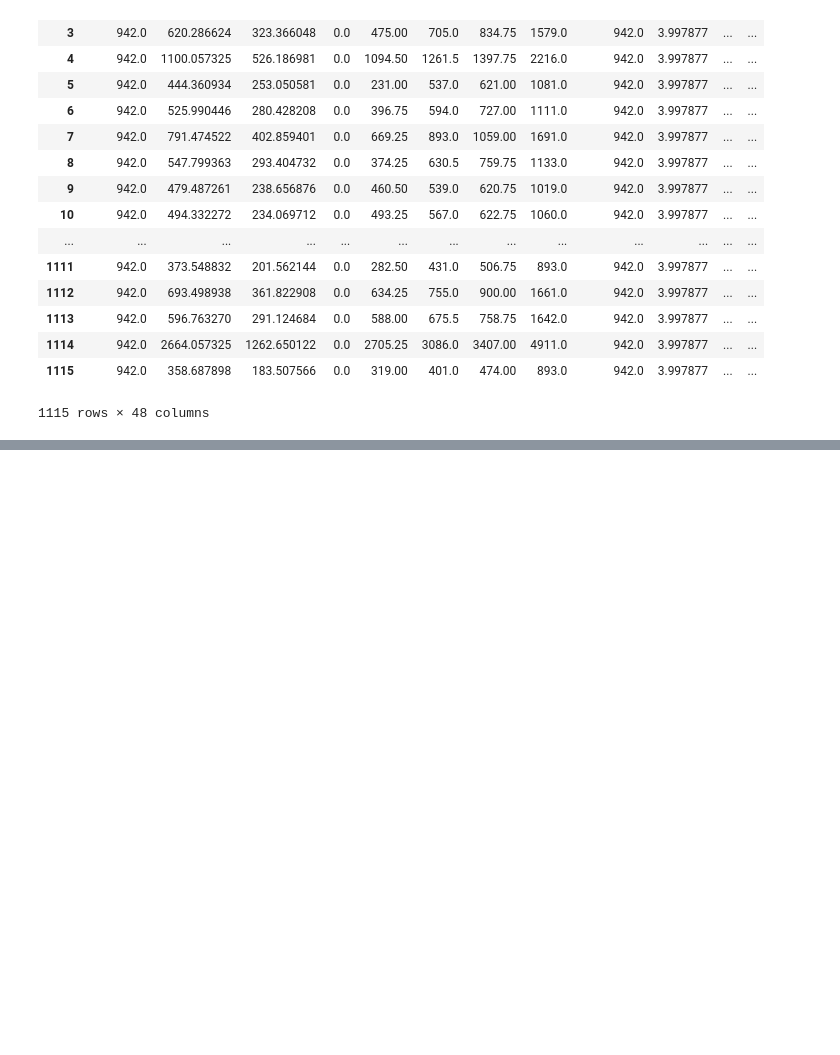
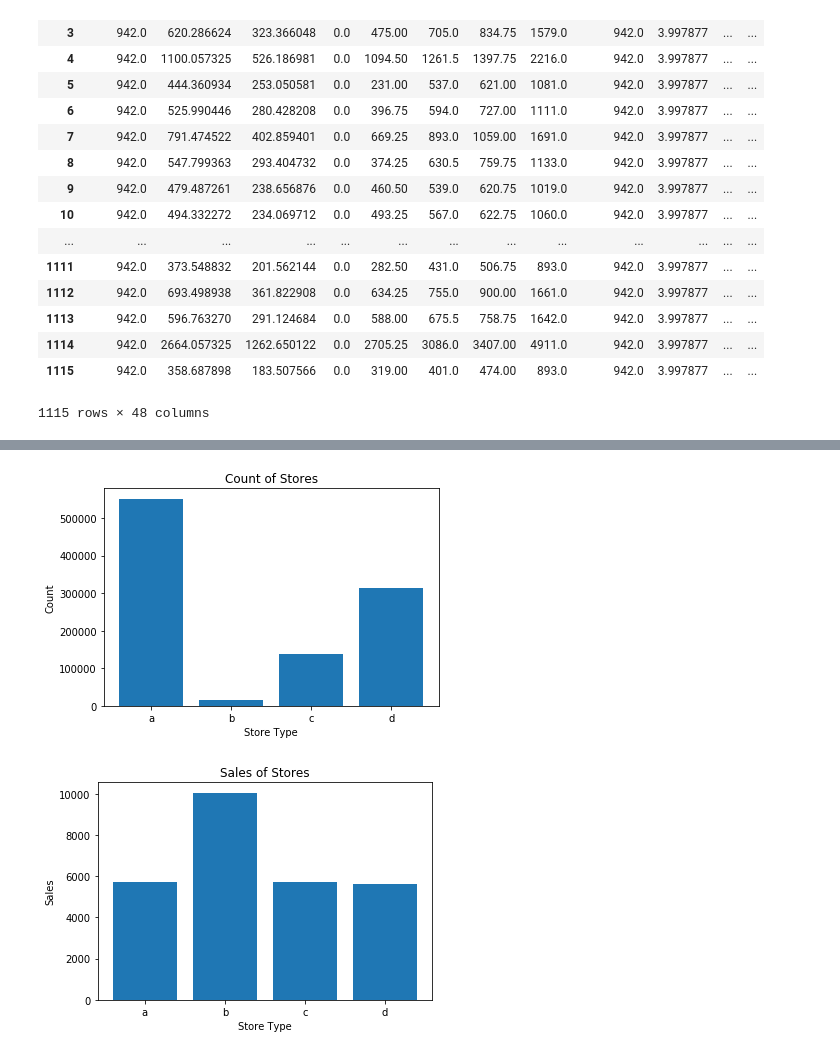
Before and after one commit to nikv96/CZ4032-Assignment, a Jupyter notebook: data-analysis.ipynb, the cells around one changed output, grey strips where cells are left out. Cells and saved outputs as stored; diff of their text form; code cells hidden in the pictures; blank space fills up the shorter version.

Commit message:
Added Analysis on Store

```diff
--- a/data-analysis.ipynb
+++ b/data-analysis.ipynb
@@ -153,0 +194,19 @@ training_df.groupby([training_df['Store']]).describe()
+# %%
+# combining store and train df
+training_df = pd.merge(training_df, store_df, on="Store", how="left")
+# %%
+# effect of store type
+plt.bar(sorted(training_df['StoreType'].unique()), training_df.groupby([training_df['StoreType']]).size())
+plt.title('Count of Stores')
+plt.xlabel('Store Type')
+plt.ylabel('Count')
+plt.show()
+
+plt.bar(sorted(training_df['StoreType'].unique()), training_df.groupby([training_df['StoreType']]).mean()['Sales'])
+plt.title('Sales of Stores')
+plt.xlabel('Store Type')
+plt.ylabel('Sales')
+plt.show()
+# %% [output]
+[figure, added]
+[figure, added]
```
Also changed, not shown: parts of 7 cells of this notebook.
